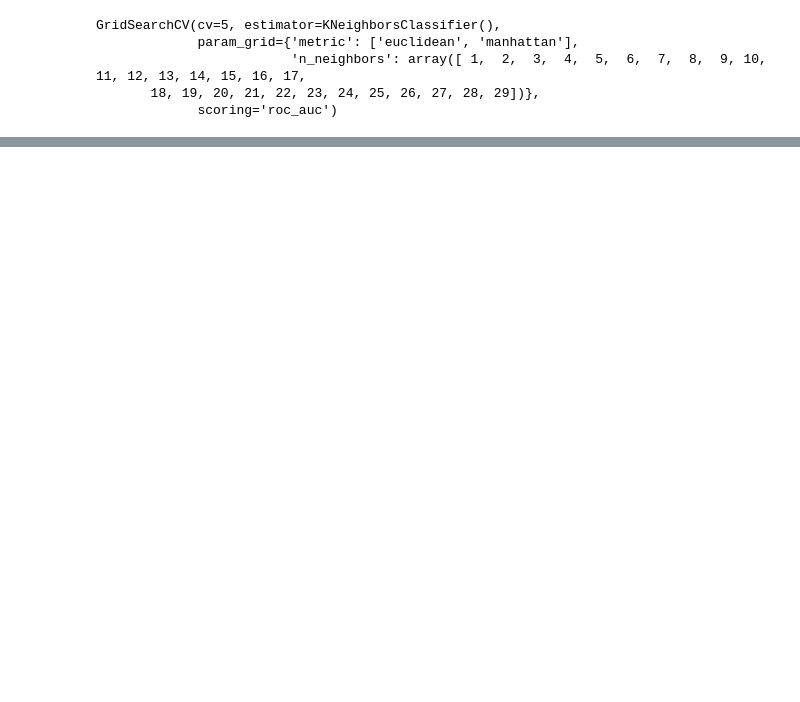
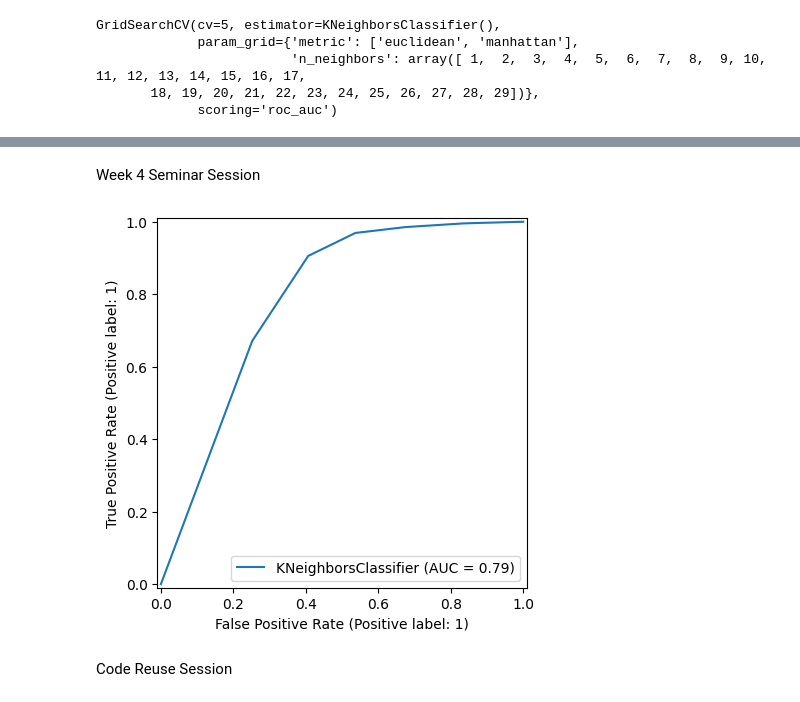
Before and after one commit to edmthinula/IIT_ML_tut, a Jupyter notebook: cw/week8.ipynb, the cells around one changed output, grey strips where cells are left out. Cells and saved outputs as stored; diff of their text form; code cells hidden in the pictures; blank space fills up the shorter version.

```diff
--- a/cw/week8.ipynb
+++ b/cw/week8.ipynb
@@ -209 +242,10 @@ weighted avg       0.90      0.91      0.90       801
+# %% [markdown]
+Week 4 Seminar Session
+# %%
+# Plot ROC curve for KNN
+knn_roc = RocCurveDisplay.from_estimator(knn, X_test, y_test)
+# %% [output]
+[figure, added]
+# %% [markdown]
+Code Reuse Session
 # %%
```
Also changed, not shown: parts of 45 cells of this notebook.
